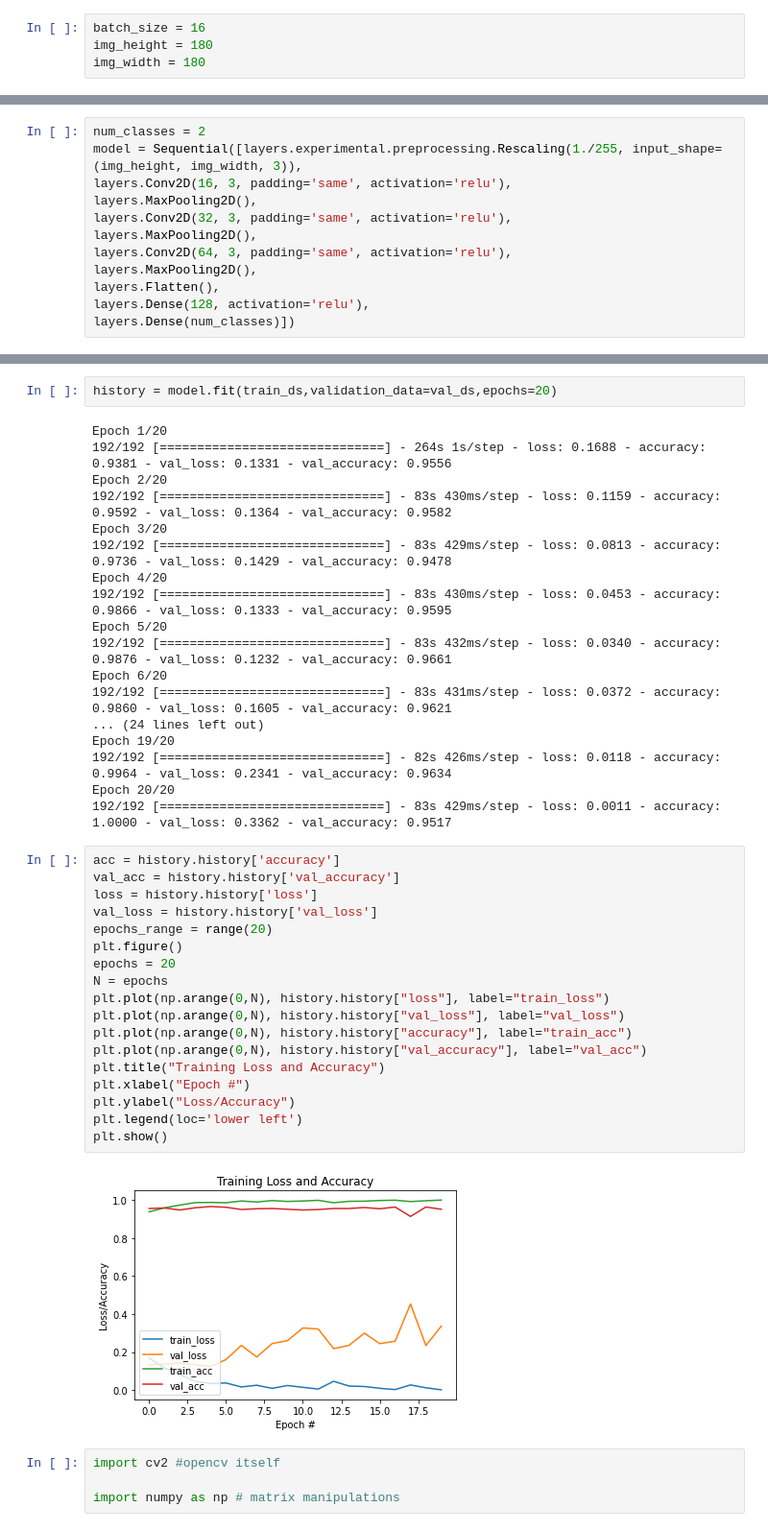
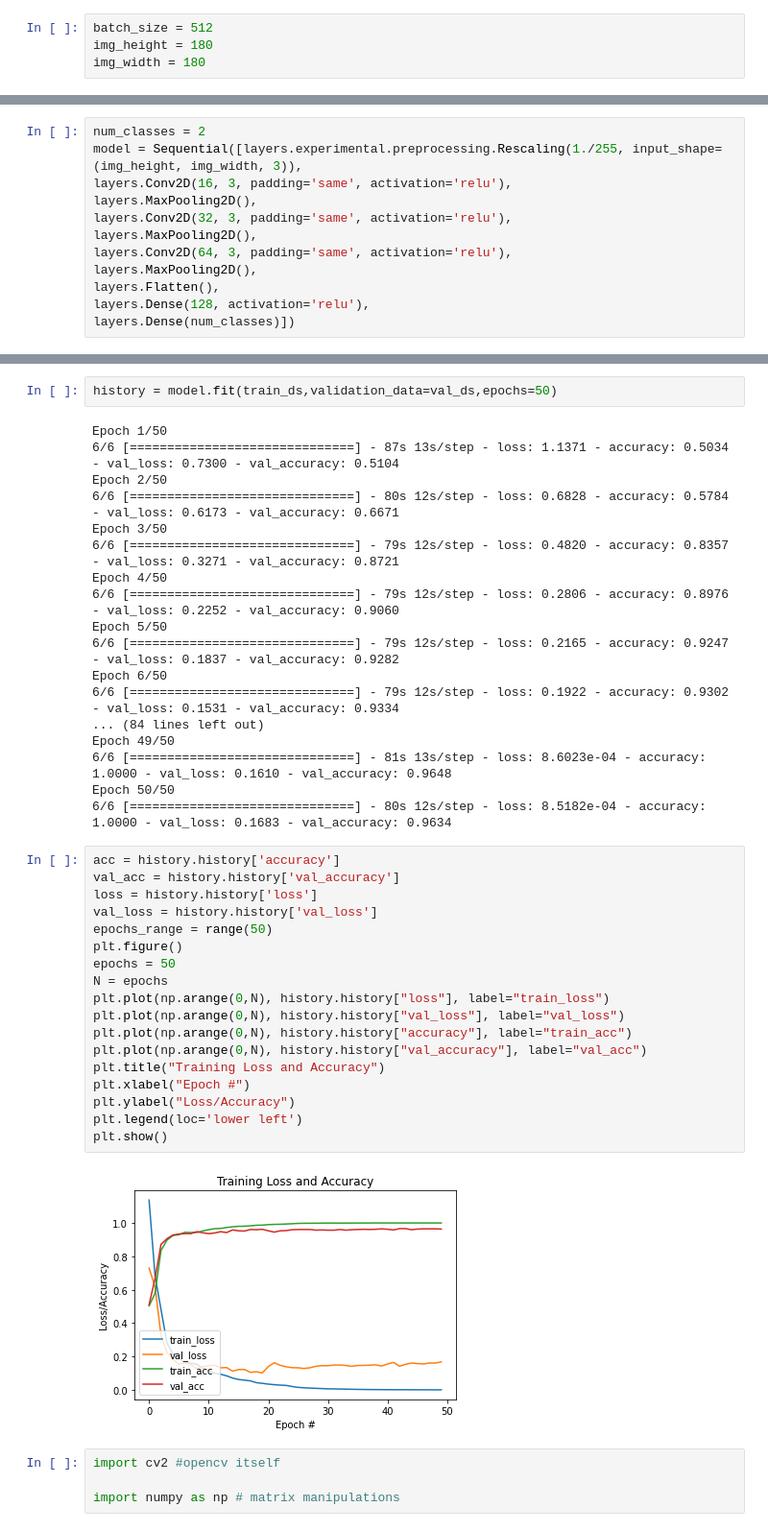
Before and after one commit to mmouadd/GdKI, a Jupyter notebook: Aufgabe_6.ipynb, the cells around one changed output, grey strips where cells are left out. Shown at 96% size. Cells and saved outputs as stored; diff of their text form.

```diff
--- a/Aufgabe_6.ipynb
+++ b/Aufgabe_6.ipynb
@@ -41,7 +41,7 @@ import pathlib
 path_dataset_drive = "/content/drive/MyDrive/KI Projekt - Dataset/Dataset - Mask"
 dataset_dir = pathlib.Path(path_dataset_drive)
 # %%
-batch_size = 16
+batch_size = 512
 img_height = 180
 img_width = 180
 # %%
@@ -122,45 +122,45 @@ Trainable params: 3,988,898
 Non-trainable params: 0
 _________________________________________________________________
 # %%
-history = model.fit(train_ds,validation_data=val_ds,epochs=20)
+history = model.fit(train_ds,validation_data=val_ds,epochs=50)
 # %% [output]
-Epoch 1/20
-192/192 [==============================] - 264s 1s/step - loss: 0.1688 - accuracy: 0.9381 - val_loss: 0.1331 - val_accuracy: 0.9556
-Epoch 2/20
-192/192 [==============================] - 83s 430ms/step - loss: 0.1159 - accuracy: 0.9592 - val_loss: 0.1364 - val_accuracy: 0.9582
-Epoch 3/20
-192/192 [==============================] - 83s 429ms/step - loss: 0.0813 - accuracy: 0.9736 - val_loss: 0.1429 - val_accuracy: 0.9478
-Epoch 4/20
-192/192 [==============================] - 83s 430ms/step - loss: 0.0453 - accuracy: 0.9866 - val_loss: 0.1333 - val_accuracy: 0.9595
-Epoch 5/20
-192/192 [==============================] - 83s 432ms/step - loss: 0.0340 - accuracy: 0.9876 - val_loss: 0.1232 - val_accuracy: 0.9661
-Epoch 6/20
-192/192 [==============================] - 83s 431ms/step - loss: 0.0372 - accuracy: 0.9860 - val_loss: 0.1605 - val_accuracy: 0.9621
-... (24 lines left out)
-Epoch 19/20
-192/192 [==============================] - 82s 426ms/step - loss: 0.0118 - accuracy: 0.9964 - val_loss: 0.2341 - val_accuracy: 0.9634
-Epoch 20/20
-192/192 [==============================] - 83s 429ms/step - loss: 0.0011 - accuracy: 1.0000 - val_loss: 0.3362 - val_accuracy: 0.9517
+Epoch 1/50
+6/6 [==============================] - 87s 13s/step - loss: 1.1371 - accuracy: 0.5034 - val_loss: 0.7300 - val_accuracy: 0.5104
+Epoch 2/50
+6/6 [==============================] - 80s 12s/step - loss: 0.6828 - accuracy: 0.5784 - val_loss: 0.6173 - val_accuracy: 0.6671
+Epoch 3/50
+6/6 [==============================] - 79s 12s/step - loss: 0.4820 - accuracy: 0.8357 - val_loss: 0.3271 - val_accuracy: 0.8721
+Epoch 4/50
+6/6 [==============================] - 79s 12s/step - loss: 0.2806 - accuracy: 0.8976 - val_loss: 0.2252 - val_accuracy: 0.9060
+Epoch 5/50
+6/6 [==============================] - 79s 12s/step - loss: 0.2165 - accuracy: 0.9247 - val_loss: 0.1837 - val_accuracy: 0.9282
+Epoch 6/50
+6/6 [==============================] - 79s 12s/step - loss: 0.1922 - accuracy: 0.9302 - val_loss: 0.1531 - val_accuracy: 0.9334
+... (84 lines left out)
+Epoch 49/50
+6/6 [==============================] - 81s 13s/step - loss: 8.6023e-04 - accuracy: 1.0000 - val_loss: 0.1610 - val_accuracy: 0.9648
+Epoch 50/50
+6/6 [==============================] - 80s 12s/step - loss: 8.5182e-04 - accuracy: 1.0000 - val_loss: 0.1683 - val_accuracy: 0.9634
 # %%
 acc = history.history['accuracy']
 val_acc = history.history['val_accuracy']
 loss = history.history['loss']
 val_loss = history.history['val_loss']
-epochs_range = range(20)
+epochs_range = range(50)
 plt.figure()
-epochs = 20
+epochs = 50
 N = epochs
 plt.plot(np.arange(0,N), history.history["loss"], label="train_loss")
 plt.plot(np.arange(0,N), history.history["val_loss"], label="val_loss")
 plt.plot(np.arange(0,N), history.history["accuracy"], label="train_acc")
 plt.plot(np.arange(0,N), history.history["val_accuracy"], label="val_acc")
 plt.title("Training Loss and Accuracy")
 plt.xlabel("Epoch #")
 plt.ylabel("Loss/Accuracy")
 plt.legend(loc='lower left')
 plt.show()
 # %% [output]
-[figure, old version]
+[figure, new version]
 # %%
 import cv2 #opencv itself
 
```
Also changed, not shown: parts of 3 cells of this notebook.
